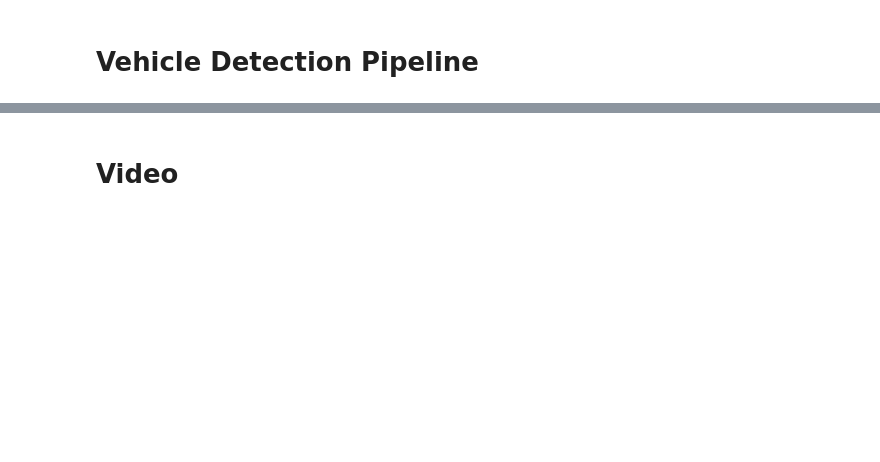
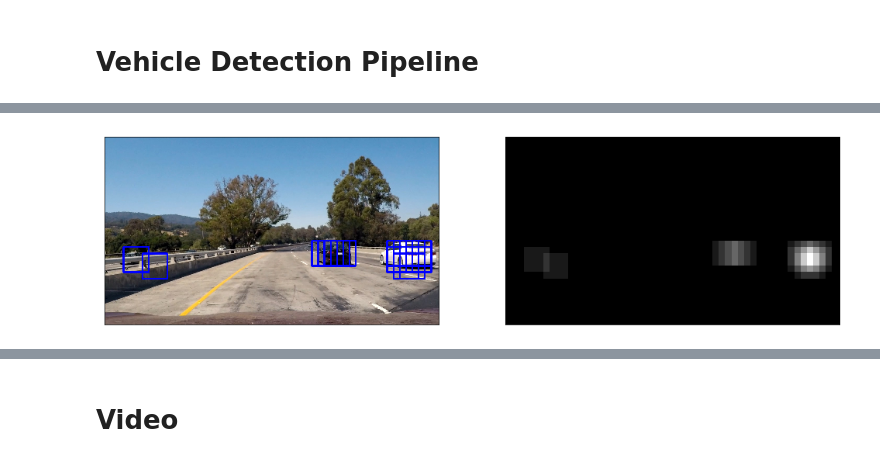
Before and after one commit to stefancyliax/CarND-Vehicle-Detection, a Jupyter notebook: P5_Vehicle_Detection.ipynb, the cells around one changed output, grey strips where cells are left out. Cells and saved outputs as stored; diff of their text form; code cells hidden in the pictures; blank space fills up the shorter version.

```diff
--- a/P5_Vehicle_Detection.ipynb
+++ b/P5_Vehicle_Detection.ipynb
@@ -163,7 +165,7 @@ def color_hist(img, nbins=32):
     return hist_features
 
 img = load_image(cars[4])
-hist_bins = 32  # Number of histogram bins
+hist_bins = 64  # Number of histogram bins
 
 features = color_hist(img, nbins=hist_bins)
 print(features.shape)
@@ -230,7 +232,7 @@ orient = 9  # HOG orientations
 pix_per_cell = 8  # HOG pixels per cell
 cell_per_block = 2  # HOG cells per block
 hog_channel = -1  # Can be 0, 1, 2, or "ALL"
-spatial_size = (32, 32)  # Spatial binning dimensions
+spatial_size = (16, 16)  # Spatial binning dimensions
 hist_bins = 32  # Number of histogram bins
 spatial_feat = True  # Spatial features on or off
 hist_feat = True  # Histogram features on or off
@@ -419,3 +354,14 @@ Index:  1
 # %% [markdown]
 # Vehicle Detection Pipeline
+# %%
+color_space = 'YCrCb'  # Can be RGB, HSV, LUV, HLS, YUV, YCrCb
+orient = 9  # HOG orientations
+pix_per_cell = 8  # HOG pixels per cell
+cell_per_block = 2  # HOG cells per block
+hog_channel = -1  # Can be 0, 1, 2, or "ALL"
+spatial_size = (32, 32)  # Spatial binning dimensions
+hist_bins = 32  # Number of histogram bins
+spatial_feat = True  # Spatial features on or off
+hist_feat = True  # Histogram features on or off
+hog_feat = True  # HOG features on or off
 # %%
@@ -448,0 +473,26 @@ def pipeline_vehicle_detection(img, debug=False):
+# %%
+def add_heat(heatmap, bbox_list):
+    # Iterate through list of bboxes
+    for box in bbox_list:
+        # Add += 1 for all pixels inside each bbox
+        # Assuming each "box" takes the form ((x1, y1), (x2, y2))
+        heatmap[box[0][1]:box[1][1], box[0][0]:box[1][0]] += 1
+
+    # Return updated heatmap
+    return heatmap# Iterate through list of bboxes
+
+## Demo
+
+heatmap = np.zeros_like(img[:,:,0]).astype(np.float)
+heatmap = add_heat(heatmap,bbox_list)
+
+# clip for displaying
+heatmap = np.clip(heatmap, 0, 255)
+
+print_example_images(result, heatmap)
+
+#https://matplotlib.org/users/image_tutorial.html
+#In [12]: imgplot = plt.imshow(lum_img)
+#In [13]: plt.colorbar()
+# %% [output]
+[figure, added]
```
Also changed, not shown: parts of 25 cells of this notebook.
